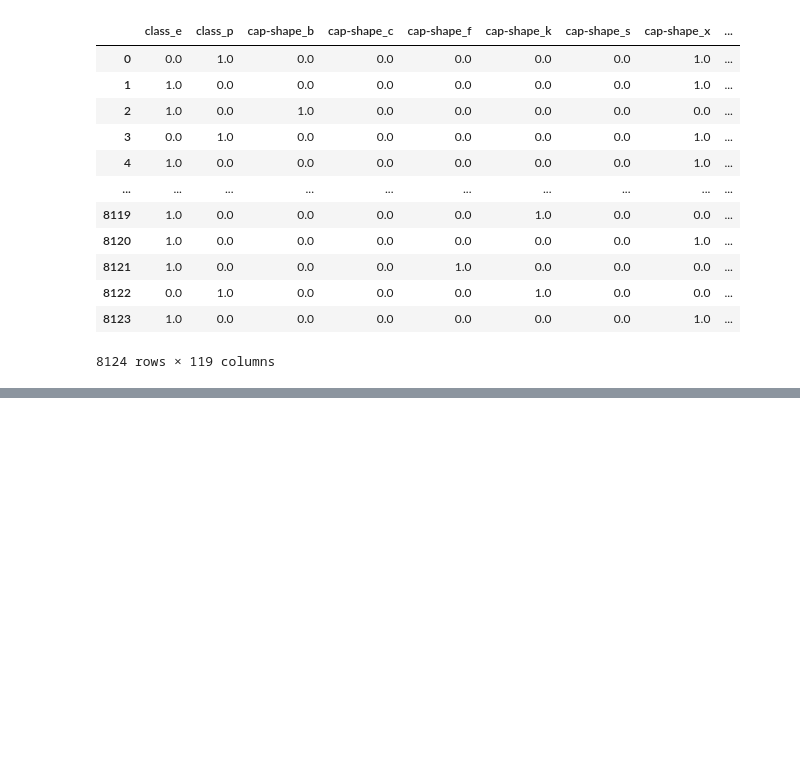
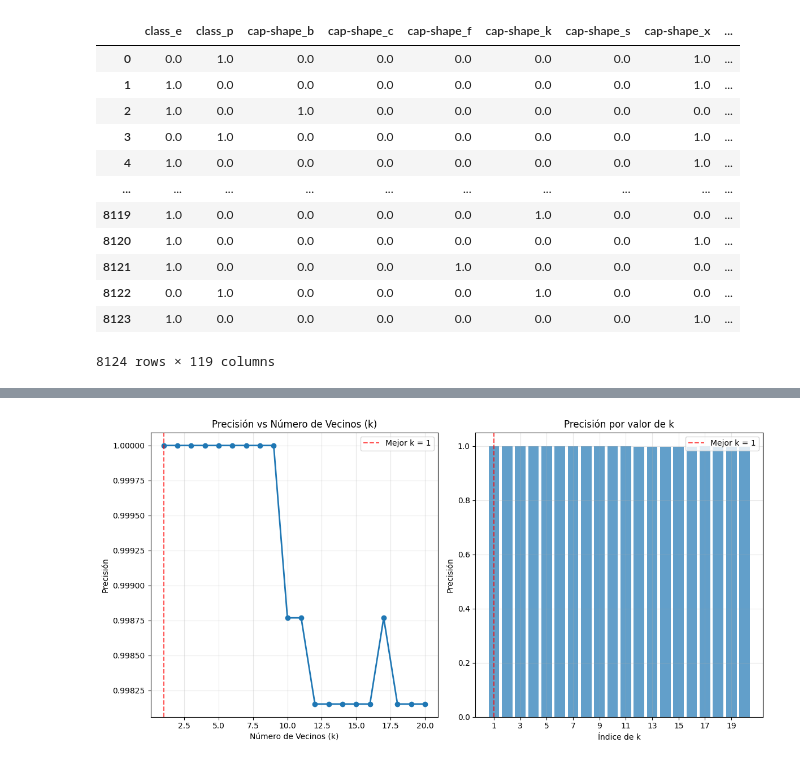
Before and after one commit to cristinaegus/MachineLearnigIA-, a Jupyter notebook: Clasificacion/Clasificación_Mushrooms.ipynb, the cells around one changed output, grey strips where cells are left out. Drawn from its saved outputs; the diff is of its cells as text; code cells hidden in the pictures; blank space fills up the shorter version.

```diff
--- a/Clasificacion/Clasificación_Mushrooms.ipynb
+++ b/Clasificacion/Clasificación_Mushrooms.ipynb
@@ -166,0 +232,11 @@ X = datosfinal_ohe.drop(["class_p"], axis=1)
+# %%
+# Creamos el modelo K-Nearest Neighbors
+# Empezamos con k=5 (número de vecinos más cercanos)
+knn_model = KNeighborsClassifier(n_neighbors=5, metric='euclidean')
+
+# Entrenamos el modelo
+knn_model.fit(X_train, y_train)
+
+print("✅ Modelo KNN entrenado exitosamente!")
+print(f"Número de vecinos (k): {knn_model.n_neighbors}")
+print(f"Métrica de distancia: {knn_model.metric}")
@@ -166,0 +372,27 @@ X = datosfinal_ohe.drop(["class_p"], axis=1)
+# %%
+# Visualización del rendimiento en función de k
+plt.figure(figsize=(12, 6))
+
+plt.subplot(1, 2, 1)
+plt.plot(k_values, accuracy_scores, marker='o', linewidth=2, markersize=6)
+plt.axvline(x=best_k, color='red', linestyle='--', alpha=0.7, label=f'Mejor k = {best_k}')
+plt.xlabel('Número de Vecinos (k)')
+plt.ylabel('Precisión')
+plt.title('Precisión vs Número de Vecinos (k)')
+plt.grid(True, alpha=0.3)
+plt.legend()
+
+plt.subplot(1, 2, 2)
+plt.bar(range(len(k_values)), accuracy_scores, alpha=0.7)
+plt.axvline(x=best_k-1, color='red', linestyle='--', alpha=0.7, label=f'Mejor k = {best_k}')
+plt.xlabel('Índice de k')
+plt.ylabel('Precisión')
+plt.title('Precisión por valor de k')
+plt.xticks(range(0, len(k_values), 2), [k_values[i] for i in range(0, len(k_values), 2)])
+plt.grid(True, alpha=0.3)
+plt.legend()
+
+plt.tight_layout()
+plt.show()
+# %% [output]
+[figure, added]
```
Also changed, not shown: parts of 10 cells of this notebook, 1 other file.
